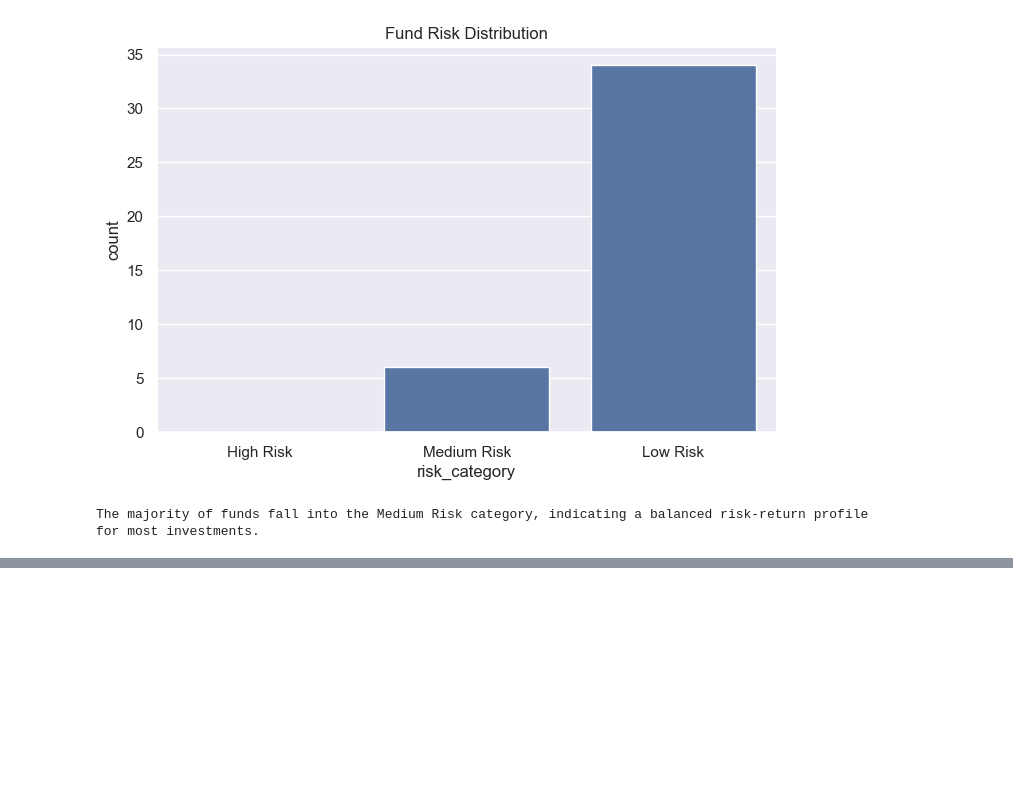
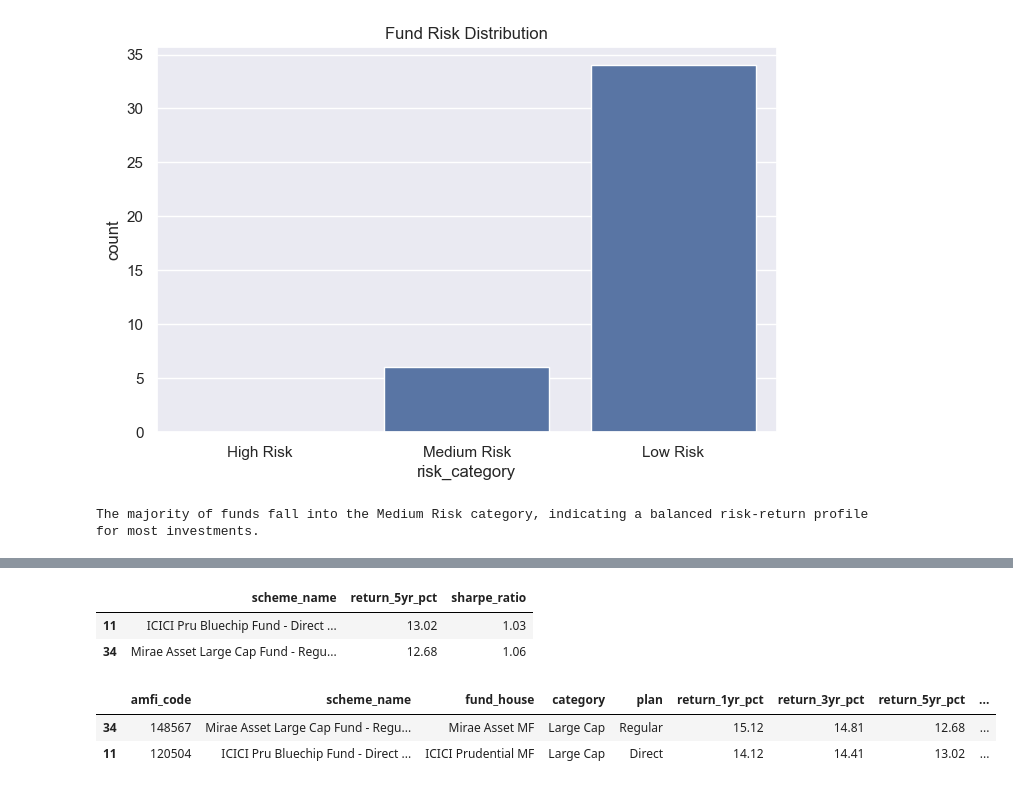
Before and after one commit to anjali62510-star/mutual-fund-analytics, a Jupyter notebook: notebooks/05_advanced_analytics.ipynb, the cells around one changed output, grey strips where cells are left out. Drawn from its saved outputs; the diff is of its cells as text; code cells hidden in the pictures; blank space fills up the shorter version.

```diff
--- a/notebooks/05_advanced_analytics.ipynb
+++ b/notebooks/05_advanced_analytics.ipynb
@@ -272,0 +300,10 @@ The majority of funds fall into the Medium Risk category, indicating a balanced
+# %%
+top10 = recommendations.head(10)
+
+top10[
+    ["scheme_name", "return_5yr_pct", "sharpe_ratio"]
+]
+# %% [output]
+|  | scheme_name | return_5yr_pct | sharpe_ratio |
+| 11 | ICICI Pru Bluechip Fund - Direct ... | 13.02 | 1.03 |
+| 34 | Mirae Asset Large Cap Fund - Regu... | 12.68 | 1.06 |
@@ -272,0 +315,14 @@ The majority of funds fall into the Medium Risk category, indicating a balanced
+# %%
+recommendations["recommendation_score"] = (
+    recommendations["return_5yr_pct"] * 0.7 +
+    recommendations["sharpe_ratio"] * 30
+)
+
+recommendations.sort_values(
+    "recommendation_score",
+    ascending=False
+).head()
+# %% [output]
+|  | amfi_code | scheme_name | fund_house | category | plan | return_1yr_pct | return_3yr_pct | return_5yr_pct | ... |
+| 34 | 148567 | Mirae Asset Large Cap Fund - Regu... | Mirae Asset MF | Large Cap | Regular | 15.12 | 14.81 | 12.68 | ... |
+| 11 | 120504 | ICICI Pru Bluechip Fund - Direct ... | ICICI Prudential MF | Large Cap | Direct | 14.12 | 14.41 | 13.02 | ... |
```
Also changed, not shown: parts of 5 cells of this notebook, 8 other files.
